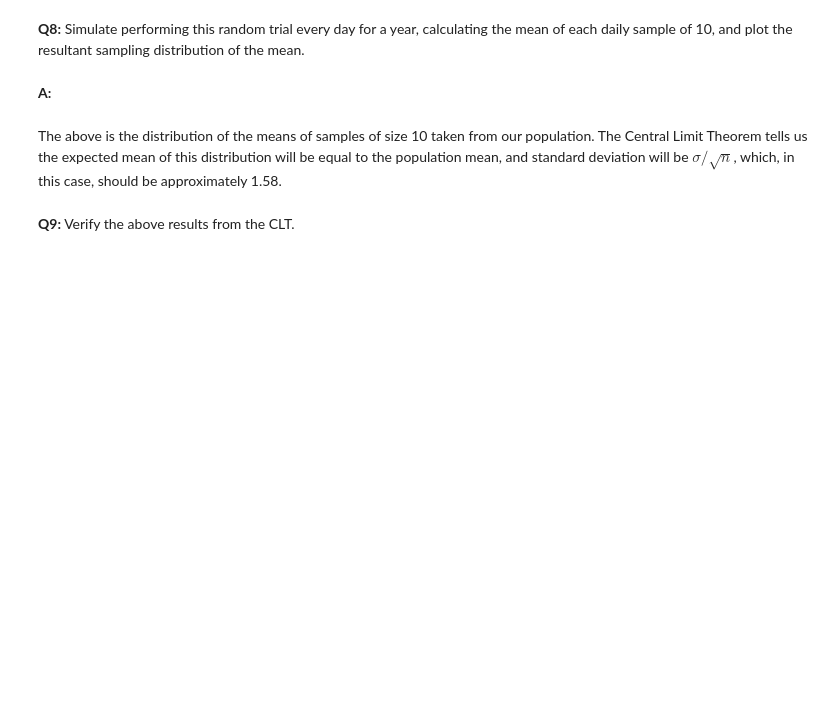
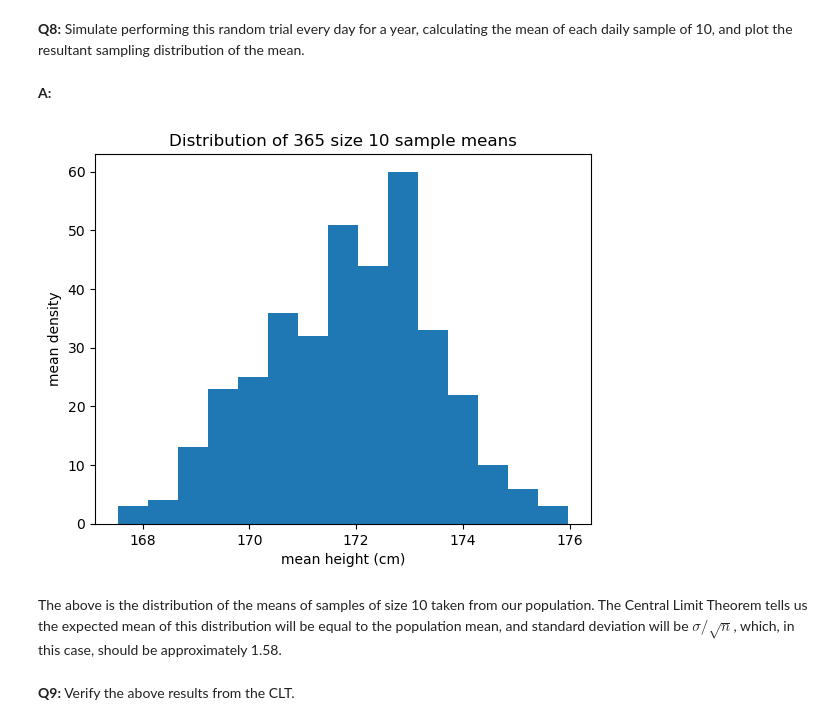
Before and after one commit to garrett-h-science/FrequentistCaseStudy, a Jupyter notebook: Frequentist Case Study/Frequentist Inference Case Study - Part A (3).ipynb, the cells around one changed output. Saved outputs shown, nothing was run; the diff lists cells and outputs as text; code cells hidden in the pictures; blank space fills up the shorter version.

```diff
--- a/Frequentist Case Study/Frequentist Inference Case Study - Part A (3).ipynb
+++ b/Frequentist Case Study/Frequentist Inference Case Study - Part A (3).ipynb
@@ -205,9 +257,20 @@ np.mean(daily_sample2)
 __Q8:__ Simulate performing this random trial every day for a year, calculating the mean of each daily sample of 10, and plot the resultant sampling distribution of the mean.
 # %% [markdown]
 __A:__
+# %%
+daily_sample_period_year = []
 # %%
 seed(47)
 # take your samples here
+for i in range(365):
+    daily_sample_period_year.append(np.mean(townsfolk_sampler(10)))
+# %%
+_ = plt.hist(daily_sample_period_year, bins=15)
+_ = plt.xlabel('mean height (cm)')
+_ = plt.ylabel('mean density')
+_ = plt.title('Distribution of 365 size 10 sample means')
+# %% [output]
+[figure, added]
 # %% [markdown]
 The above is the distribution of the means of samples of size 10 taken from our population. The Central Limit Theorem tells us the expected mean of this distribution will be equal to the population mean, and standard deviation will be $\sigma / \sqrt n$, which, in this case, should be approximately 1.58.
 # %% [markdown]
```
Also changed, not shown: parts of 29 cells of this notebook.
